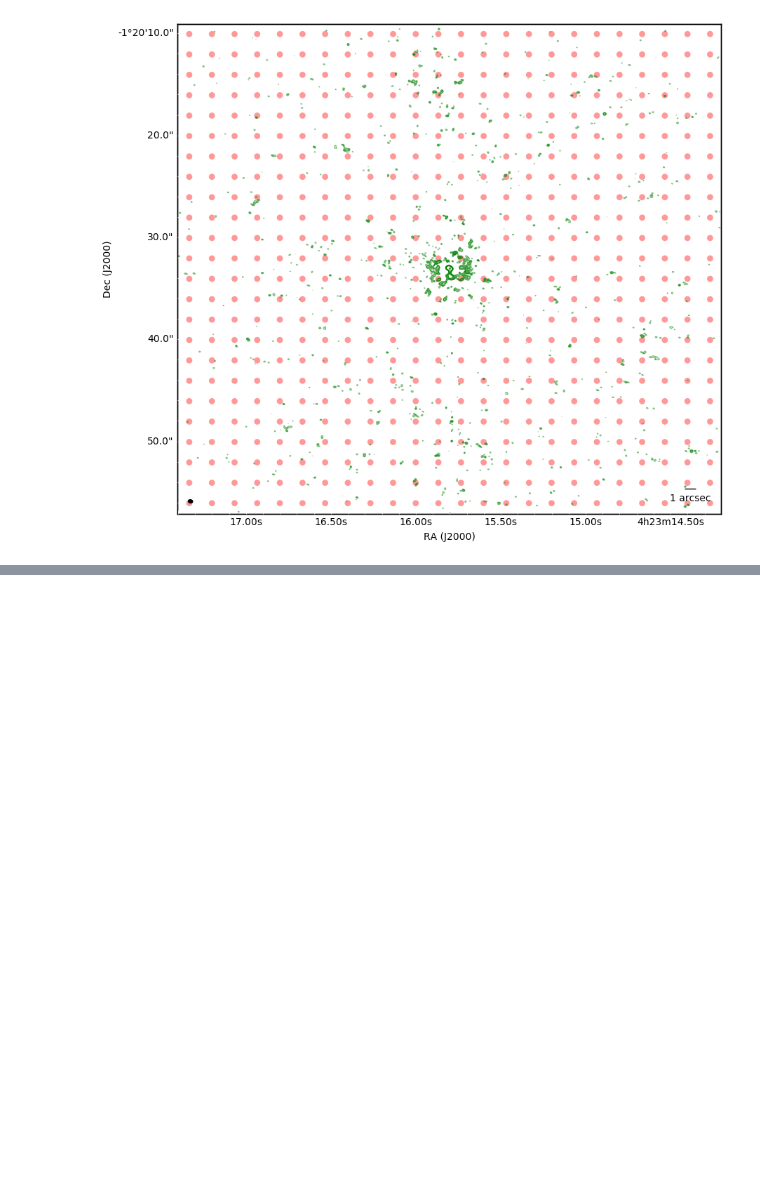
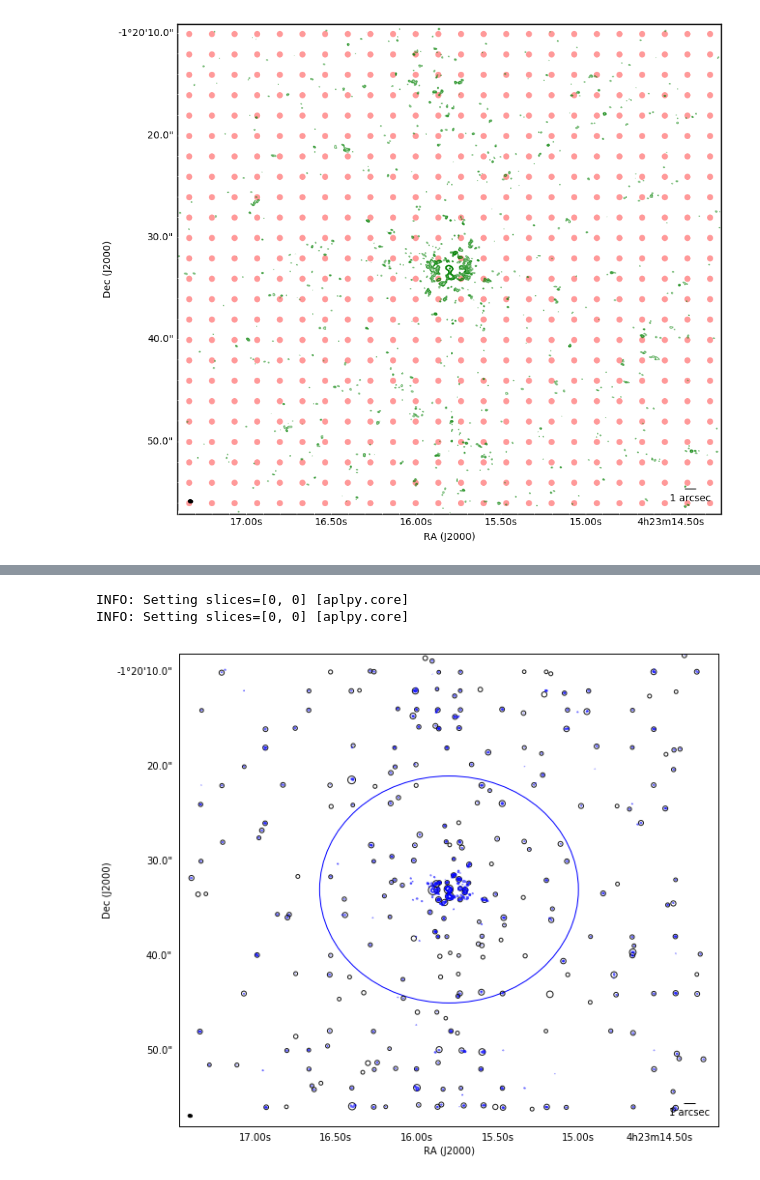
Before and after one commit to ridlo/radio_notebooks, a Jupyter notebook: completeness_test_01.ipynb, the cells around one changed output, grey strips where cells are left out. Cells and saved outputs as stored; diff of their text form; code cells hidden in the pictures; blank space fills up the shorter version.

```diff
--- a/completeness_test_01.ipynb
+++ b/completeness_test_01.ipynb
@@ -119,0 +361,9 @@ Before that, question:
+# %%
+fitsfile = './images/injected.ms.afterclean.cont.fits'
+levels = 3.742764e-05*multp
+
+plot_fits(fitsfile, levels, center, PB, sourcelist=select_data)
+# %% [output]
+INFO: Setting slices=[0, 0] [aplpy.core]
+INFO: Setting slices=[0, 0] [aplpy.core]
+[figure, added]
```
Also changed, not shown: parts of 19 cells of this notebook.
